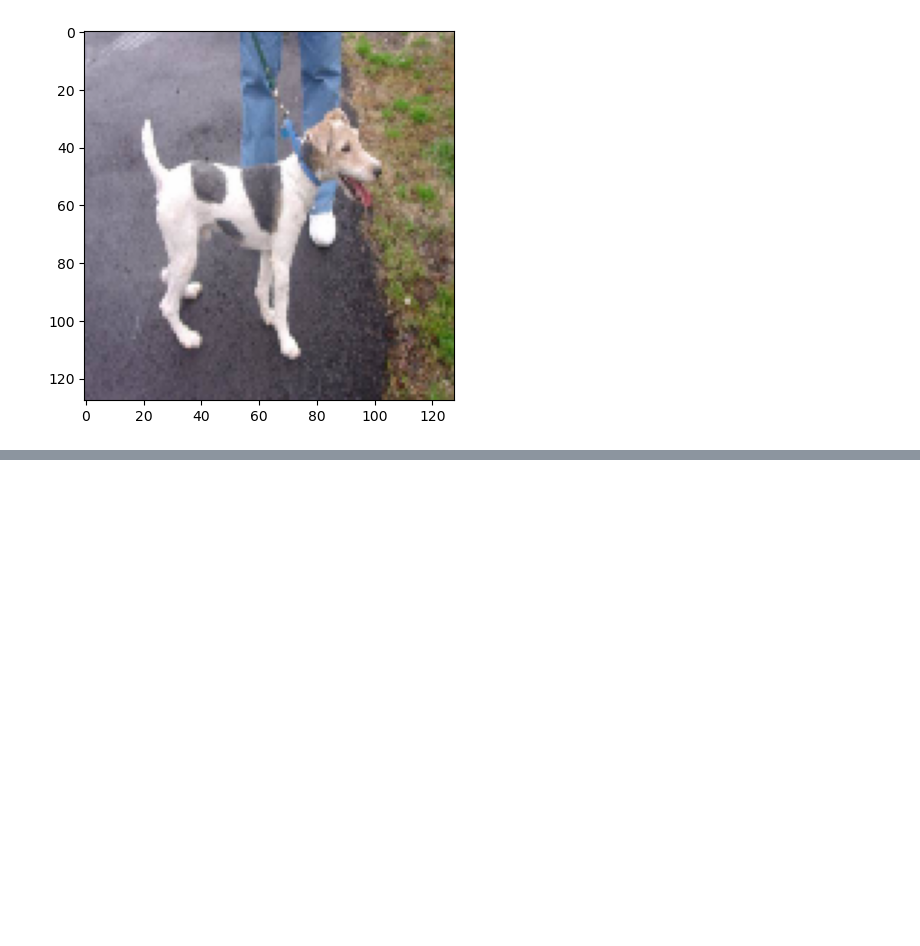
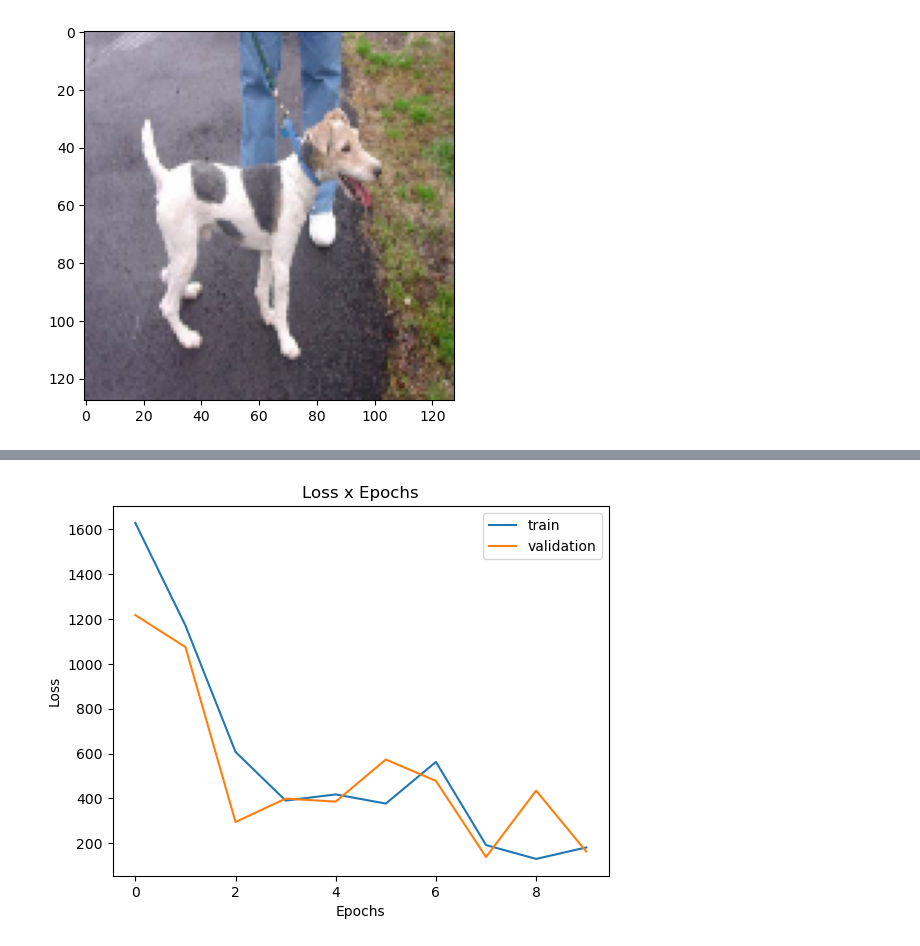
Before and after one commit to gustavossbarros/dog_cat_detection, a Jupyter notebook: code/01. Cat vs. Dog Classifier.ipynb, the cells around one changed output, grey strips where cells are left out. Saved outputs shown, nothing was run; the diff lists cells and outputs as text; code cells hidden in the pictures; blank space fills up the shorter version.

```diff
--- a/code/01. Cat vs. Dog Classifier.ipynb
+++ b/code/01. Cat vs. Dog Classifier.ipynb
@@ -83,0 +139,12 @@ plt.imshow(test_data[55][0])
+# %%
+# loss plot
+
+plt.plot(history_model_1.history['loss'])
+plt.plot(history_model_1.history['val_loss'])
+plt.legend(['train', 'validation'])
+plt.title('Loss x Epochs')
+plt.xlabel('Epochs')
+plt.ylabel('Loss')
+plt.show()
+# %% [output]
+[figure, added]
```
Also changed, not shown: parts of 15 cells of this notebook.
